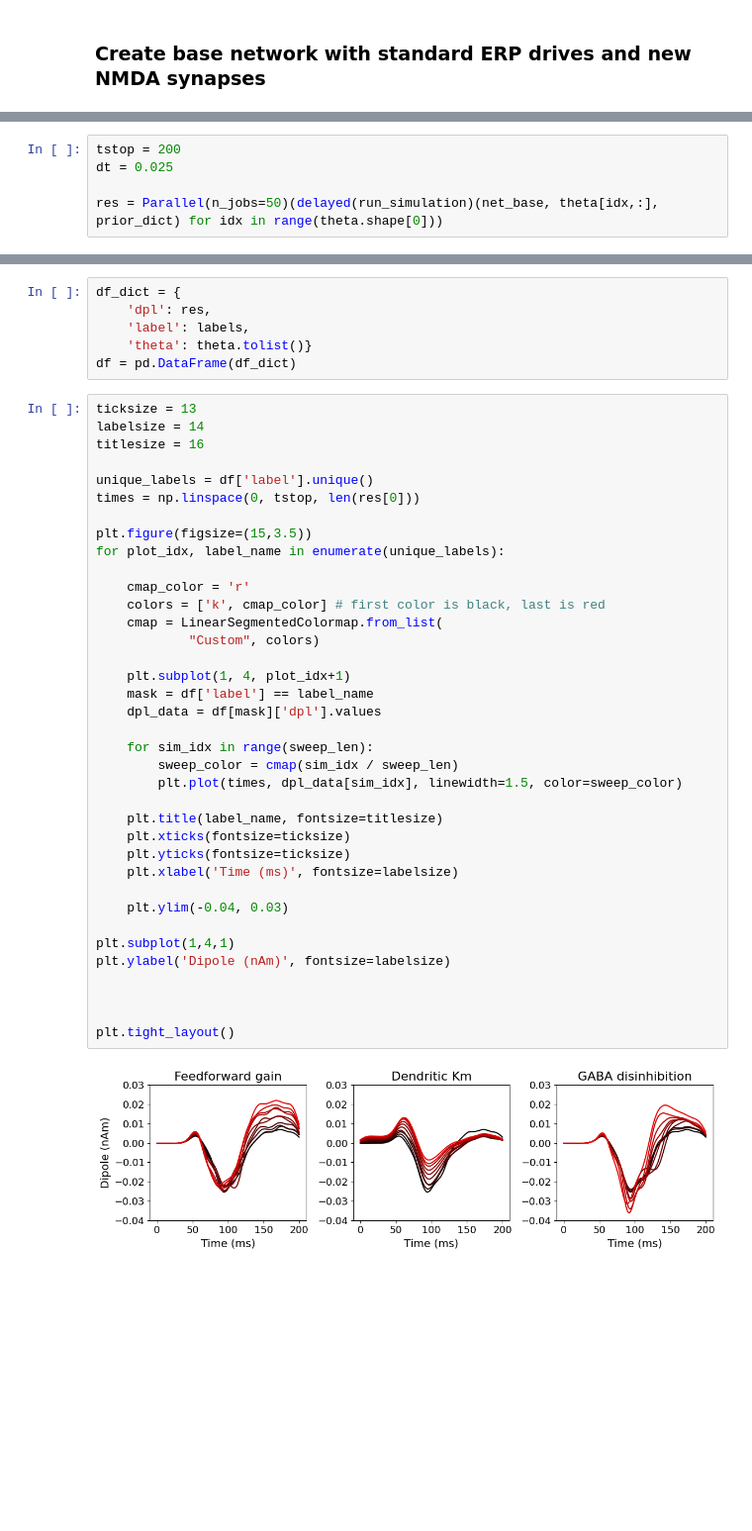
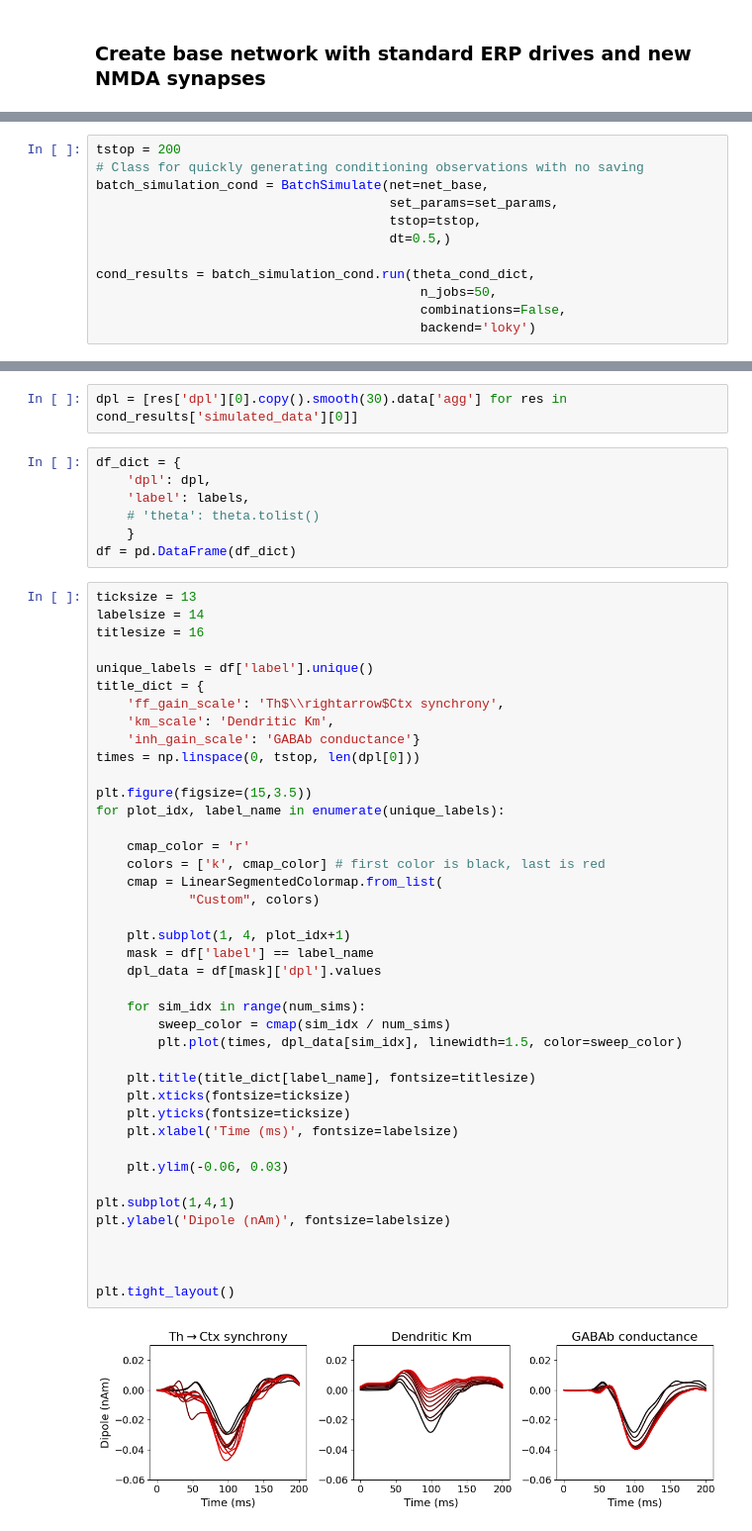
Before and after one commit to ntolley/hnn_jove, a Jupyter notebook: notebooks/drug_mechanisms.ipynb, the cells around one changed output, grey strips where cells are left out. Shown at 99% size. Cells and saved outputs as stored; diff of their text form; blank space fills up the shorter version.

Commit message:
add ppc plots

```diff
--- a/notebooks/drug_mechanisms.ipynb
+++ b/notebooks/drug_mechanisms.ipynb
@@ -146,5 +21,0 @@ for param_idx, param_name in enumerate(prior_dict.keys()):
-# %%
-tstop = 200
-dt = 0.025
-
-res = Parallel(n_jobs=50)(delayed(run_simulation)(net_base, theta[idx,:], prior_dict) for idx in range(theta.shape[0]))
@@ -169,0 +47,12 @@ ValueError: Drive evprox1 already defined
+# %%
+tstop = 200
+# Class for quickly generating conditioning observations with no saving
+batch_simulation_cond = BatchSimulate(net=net_base,
+                                      set_params=set_params,
+                                      tstop=tstop,
+                                      dt=0.5,)
+
+cond_results = batch_simulation_cond.run(theta_cond_dict,
+                                          n_jobs=50,
+                                          combinations=False,
+                                          backend='loky')
@@ -170,8 +95,11 @@ ValueError: Drive evprox1 already defined
+# %%
+dpl = [res['dpl'][0].copy().smooth(30).data['agg'] for res in cond_results['simulated_data'][0]]
 # %%
 df_dict = {
-    'dpl': res,
+    'dpl': dpl,
     'label': labels,
-    'theta': theta.tolist()}
+    # 'theta': theta.tolist()
+    }
 df = pd.DataFrame(df_dict)
 # %%
 ticksize = 13
@@ -179,36 +107,40 @@ labelsize = 14
 titlesize = 16
 
 unique_labels = df['label'].unique()
-times = np.linspace(0, tstop, len(res[0]))
+title_dict = {
+    'ff_gain_scale': 'Th$\\rightarrow$Ctx synchrony',
+    'km_scale': 'Dendritic Km',
+    'inh_gain_scale': 'GABAb conductance'}
+times = np.linspace(0, tstop, len(dpl[0]))
 
 plt.figure(figsize=(15,3.5))
 for plot_idx, label_name in enumerate(unique_labels):
 
     cmap_color = 'r'
     colors = ['k', cmap_color] # first color is black, last is red
     cmap = LinearSegmentedColormap.from_list(
             "Custom", colors)
 
     plt.subplot(1, 4, plot_idx+1)
     mask = df['label'] == label_name
     dpl_data = df[mask]['dpl'].values
 
-    for sim_idx in range(sweep_len):
-        sweep_color = cmap(sim_idx / sweep_len)
+    for sim_idx in range(num_sims):
+        sweep_color = cmap(sim_idx / num_sims)
         plt.plot(times, dpl_data[sim_idx], linewidth=1.5, color=sweep_color)
 
-    plt.title(label_name, fontsize=titlesize)
+    plt.title(title_dict[label_name], fontsize=titlesize)
     plt.xticks(fontsize=ticksize)
     plt.yticks(fontsize=ticksize)
     plt.xlabel('Time (ms)', fontsize=labelsize)
 
-    plt.ylim(-0.04, 0.03)
+    plt.ylim(-0.06, 0.03)
 
 plt.subplot(1,4,1)
 plt.ylabel('Dipole (nAm)', fontsize=labelsize)
 
 
 
 plt.tight_layout()
 # %% [output]
-[figure, old version]
+[figure, new version]
```
Also changed, not shown: parts of 7 cells of this notebook, 1 other file.
